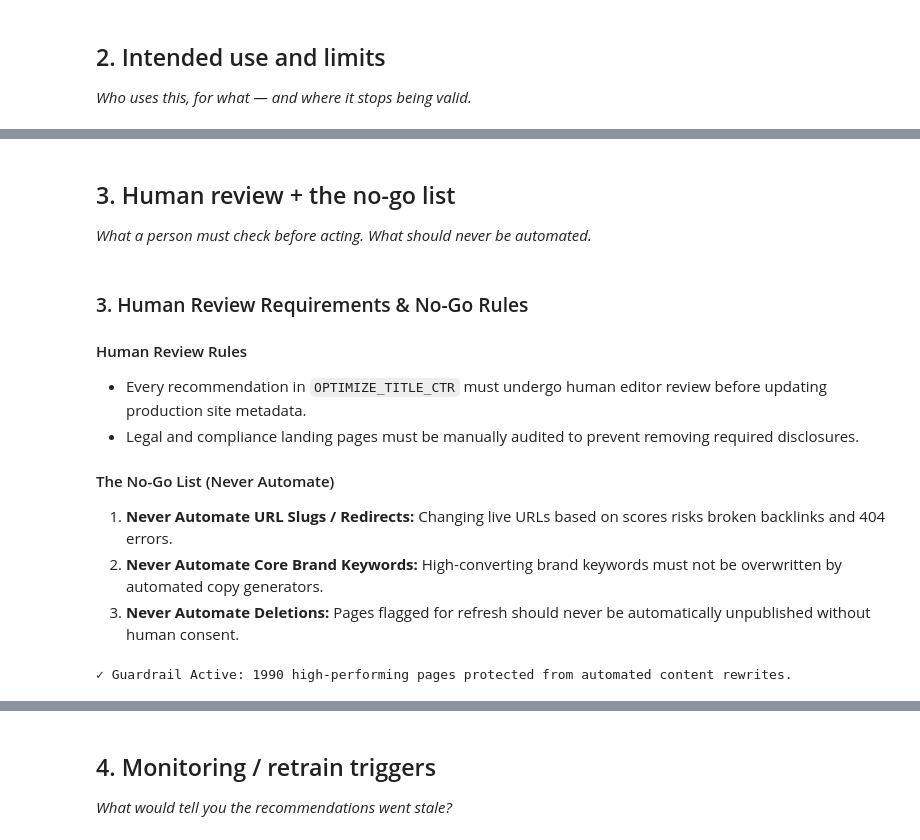
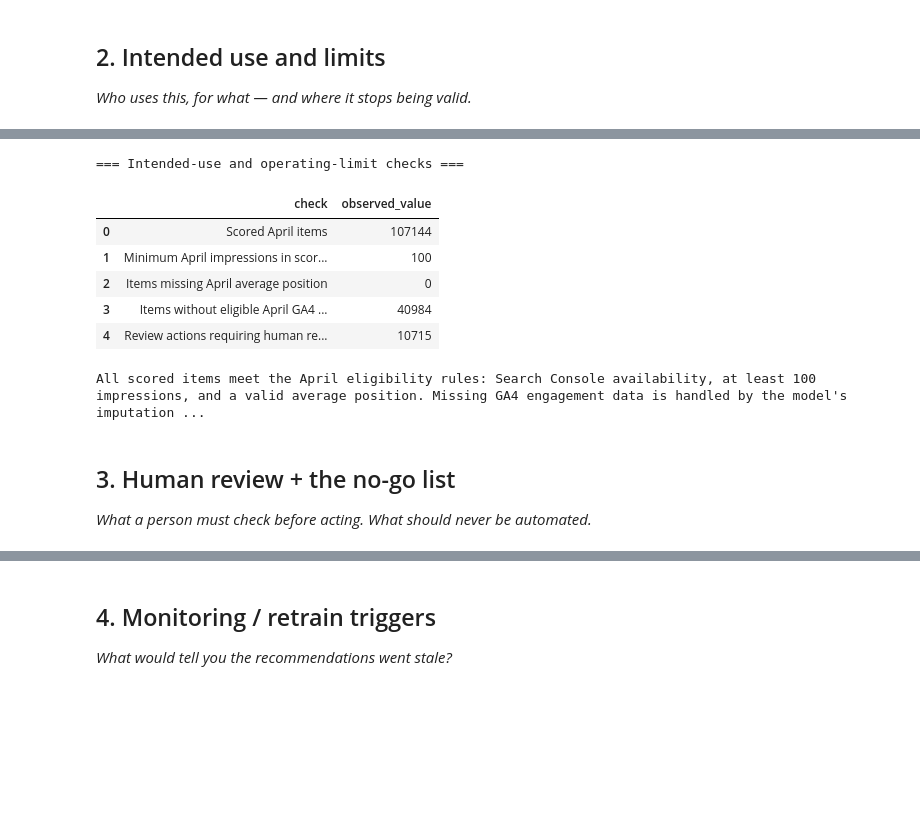
Before and after one commit to ramyaa-hegde/flyrank-ml-internship-tasks, a Jupyter notebook: work/notebooks/w07_action_playbook.ipynb, the cells around one changed output, grey strips where cells are left out. Cells and saved outputs as stored; diff of their text form; code cells hidden in the pictures; blank space fills up the shorter version.

```diff
--- a/work/notebooks/w07_action_playbook.ipynb
+++ b/work/notebooks/w07_action_playbook.ipynb
@@ -103,21 +356,53 @@ Total unindexed/thin pages correctly flagged for exclusion or low score: 12465
+# %%
+# Verify the actual scoring population and operating limits
+
+limit_summary = pd.DataFrame(
+    {
+        "check": [
+            "Scored April items",
+            "Minimum April impressions in scored population",
+            "Items missing April average position",
+            "Items without eligible April GA4 data",
+            "Review actions requiring human review",
+        ],
+        "observed_value": [
+            len(ranked_actions),
+            int(ranked_actions["april_impressions"].min()),
+            int(ranked_actions["april_avg_position"].isna().sum()),
+            int((ranked_actions["has_ga4_data"] == 0).sum()),
+            int(
+                ranked_actions["action_label"]
+                .isin(
+                    [
+                        "REVIEW_CTR_OPPORTUNITY",
+                        "INVESTIGATE_HIGH_RISK",
+                    ]
+                )
+                .sum()
+            ),
+        ],
+    }
+)
+
+print("=== Intended-use and operating-limit checks ===")
+display(limit_summary)
+
+print(
+    "\nAll scored items meet the April eligibility rules: "
+    "Search Console availability, at least 100 impressions, and a valid "
+    "average position. Missing GA4 engagement data is handled by the "
+    "model's imputation pipeline, not treated as a zero-value signal."
+)
+# %% [output]
+=== Intended-use and operating-limit checks ===
+|  | check | observed_value |
+| 0 | Scored April items | 107144 |
+| 1 | Minimum April impressions in scor... | 100 |
+| 2 | Items missing April average position | 0 |
+| 3 | Items without eligible April GA4 ... | 40984 |
+| 4 | Review actions requiring human re... | 10715 |
+All scored items meet the April eligibility rules: Search Console availability, at least 100 impressions, and a valid average position. Missing GA4 engagement data is handled by the model's imputation ...
 # %% [markdown]
 ## 3. Human review + the no-go list
 
 *What a person must check before acting. What should never be automated.*
-# %% [markdown]
-### 3. Human Review Requirements & No-Go Rules
-
-#### Human Review Rules
-* Every recommendation in `OPTIMIZE_TITLE_CTR` must undergo human editor review before updating production site metadata.
-* Legal and compliance landing pages must be manually audited to prevent removing required disclosures.
-
-#### The No-Go List (Never Automate)
-1. **Never Automate URL Slugs / Redirects:** Changing live URLs based on scores risks broken backlinks and 404 errors.
-2. **Never Automate Core Brand Keywords:** High-converting brand keywords must not be overwritten by automated copy generators.
-3. **Never Automate Deletions:** Pages flagged for refresh should never be automatically unpublished without human consent.
-# %%
-# Verify No-Go List Guardrail: Ensure top brand pages are protected
-protected_pages = df[df['reason_code'] == 'PROTECT_BRAND_RANK']
-print(f"✓ Guardrail Active: {len(protected_pages)} high-performing pages protected from automated content rewrites.")
-# %% [output]
-✓ Guardrail Active: 1990 high-performing pages protected from automated content rewrites.
```
Also changed, not shown: parts of 17 cells of this notebook.
